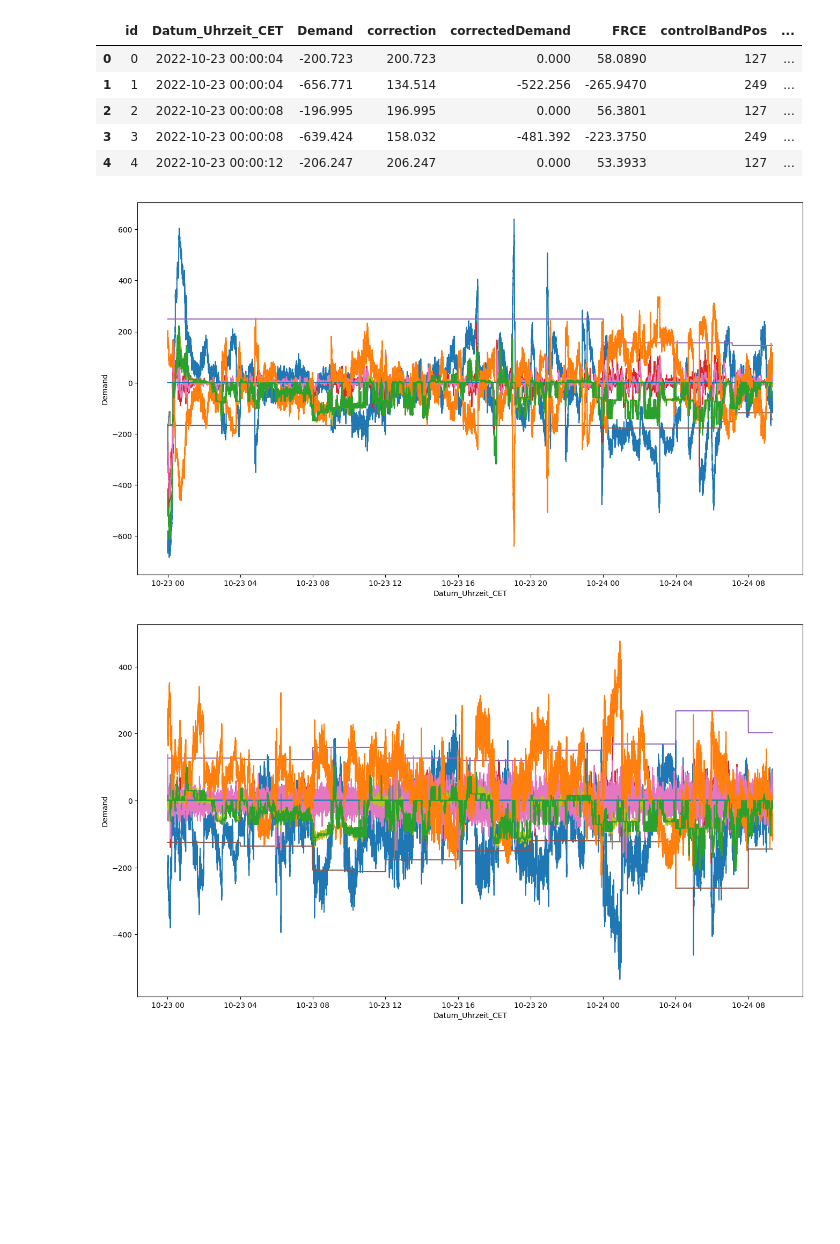
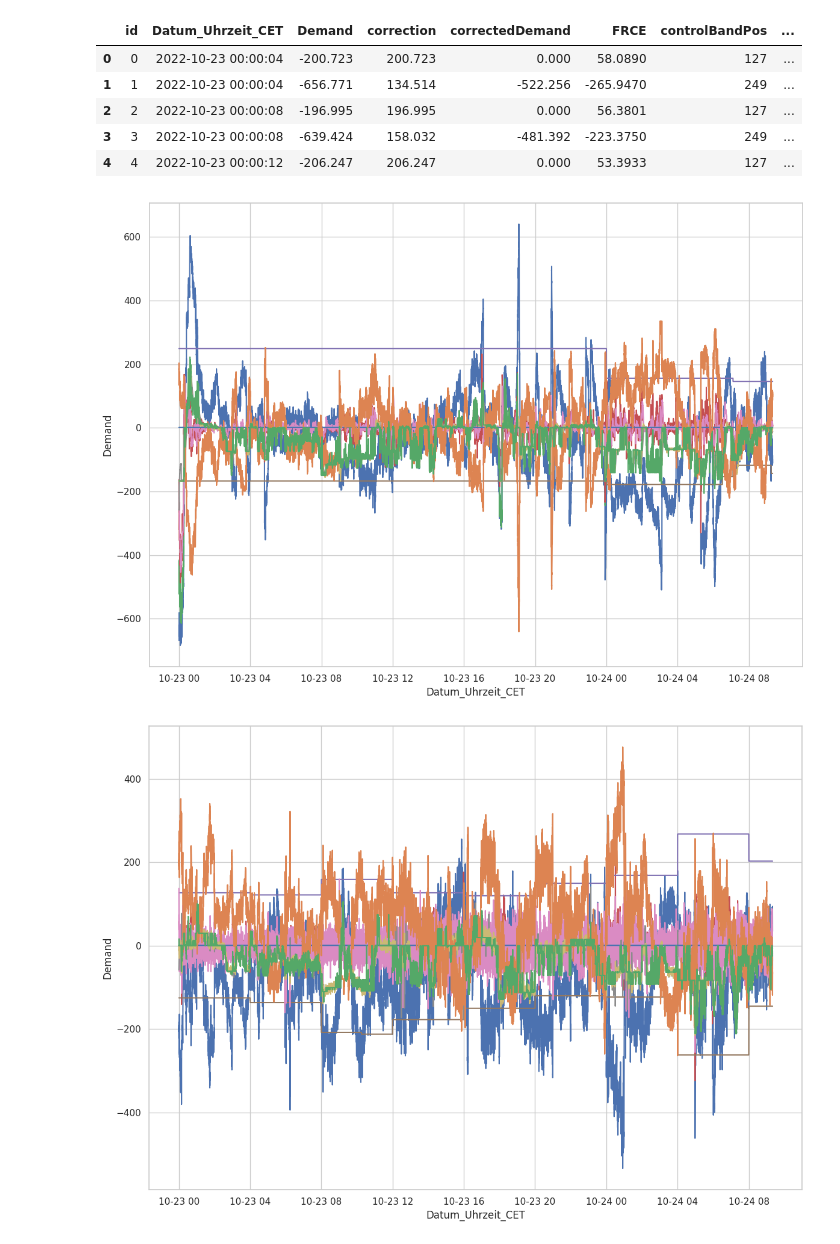
Before and after one commit to data-science-kitchen/ai-serving-grid-stability, a Jupyter notebook: data-exploration.ipynb, the cells around one changed output. Drawn from its saved outputs; the diff is of its cells as text; code cells hidden in the pictures; blank space fills up the shorter version.

```diff
--- a/data-exploration.ipynb
+++ b/data-exploration.ipynb
@@ -4,6 +4,11 @@ import os
 import matplotlib.pyplot as plt
 import pandas as pd
 import seaborn as sns
+
+from sklearn.decomposition import PCA
+from sklearn.preprocessing import StandardScaler
+
+sns.set(style="whitegrid", context="notebook", rc={"figure.figsize":(14,10)})
 # %%
 dataset_train = pd.read_csv(os.path.join("data", "train.csv"), low_memory=False)
 dataset_train["Datum_Uhrzeit_CET"] = pd.to_datetime(dataset_train["Datum_Uhrzeit_CET"], errors="coerce")
@@ -22,26 +27,26 @@ dataset_train.head()
 # %%
 NUM_STEPS_THRESHOLD = 30000
 
 for control_area in [1, 2]:
     area_subset_train = dataset_train[dataset_train["controlArea"] == control_area][:NUM_STEPS_THRESHOLD]
 
-    fig, ax = plt.subplots(figsize=(16, 9))
+    fig, ax = plt.subplots()
 
     sns.lineplot(x="Datum_Uhrzeit_CET", y="Demand", data=area_subset_train, ax=ax)
     sns.lineplot(x="Datum_Uhrzeit_CET", y="correction", data=area_subset_train, ax=ax)
     sns.lineplot(x="Datum_Uhrzeit_CET", y="correctedDemand", data=area_subset_train, ax=ax)
     sns.lineplot(x="Datum_Uhrzeit_CET", y="FRCE", data=area_subset_train, ax=ax)
     sns.lineplot(x="Datum_Uhrzeit_CET", y="controlBandPos", data=area_subset_train, ax=ax)
     sns.lineplot(x="Datum_Uhrzeit_CET", y="controlBandNeg", data=area_subset_train, ax=ax)
     sns.lineplot(x="Datum_Uhrzeit_CET", y="LFCInput", data=area_subset_train, ax=ax)
     sns.lineplot(x="Datum_Uhrzeit_CET", y="aFRRactivation", data=area_subset_train, ax=ax)
     sns.lineplot(x="Datum_Uhrzeit_CET", y="aFRRrequest", data=area_subset_train, ax=ax)
     sns.lineplot(x="Datum_Uhrzeit_CET", y="participationCMO", data=area_subset_train, ax=ax)
     sns.lineplot(x="Datum_Uhrzeit_CET", y="participationIN", data=area_subset_train, ax=ax)
     sns.lineplot(x="Datum_Uhrzeit_CET", y="correctionEcho", data=area_subset_train, ax=ax)
     sns.lineplot(x="Datum_Uhrzeit_CET", y="BandLimitedCorrectedDemand", data=area_subset_train, ax=ax)
 
     plt.show()
 # %% [output]
-[figure, old version]
+[figure, new version]
-[figure, old version]
+[figure, new version]
```
Also changed, not shown: parts of 1 cell of this notebook.
